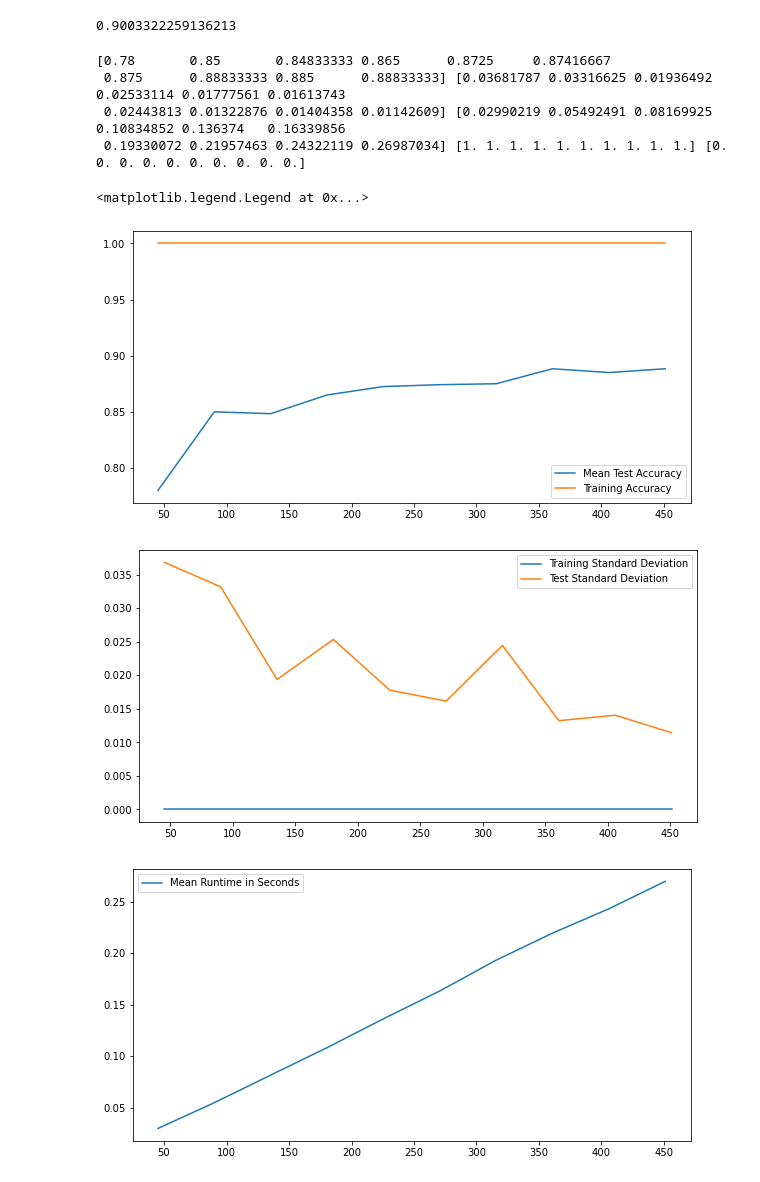
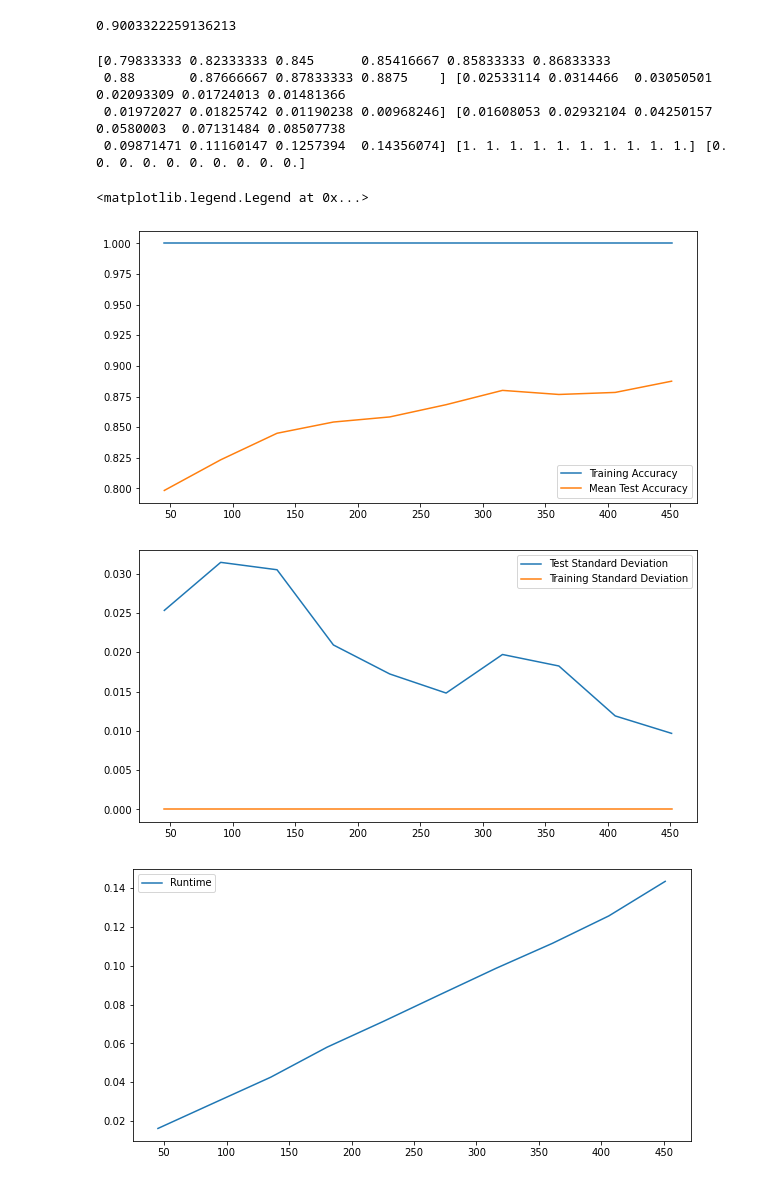
Before and after one commit to DuncanJWood/AI_face_and_digit_classification, a Jupyter notebook: Perceptron_faces.ipynb, the cells around one changed output. Cells and saved outputs as stored; diff of their text form; code cells hidden in the pictures.

```diff
--- a/Perceptron_faces.ipynb
+++ b/Perceptron_faces.ipynb
@@ -58,7 +58,7 @@ def run_perceptron_faces(weights, labels, zones, bias):
     acc = tally/len(labels)
     return acc
 # %%
-w, b, c = train_perceptron_faces(2000, train_labels, train_zones)
+w, b, c = train_perceptron_faces(200, train_labels, train_zones)
 print(c)
 run_perceptron_faces(w, validation_labels, vzones, b)
 # %% [output]
@@ -81,7 +81,7 @@ def run_percentage(zones, labels, tzones, tlabels, iters):
             available_indices = np.random.choice(len(zones[0][0]), amount, replace = False)
             available_zones = zones[:,:,available_indices]
             available_labels= labels[available_indices]
-            w, b, t_acc[j-1] = train_perceptron_faces(200, available_labels, available_zones)
+            w, b, t_acc[j-1] = train_perceptron_faces(100, available_labels, available_zones)
             accuracy[j-1] = run_perceptron_faces(w, tlabels, tzones, b)
             runtime[j-1] = time.time()-start_time
         mean_acc[i-1] = np.mean(accuracy)
@@ -93,27 +93,27 @@ def run_percentage(zones, labels, tzones, tlabels, iters):
 # %%
 x = np.linspace(.1*train_images.shape[0], train_images.shape[0], 10)
 acc, std, runtime, t_acc, t_std= run_percentage(train_zones, train_labels, test_zones, test_labels, 8)
 print(acc, std, runtime, t_acc,t_std)
 plt.figure(0,figsize = (10, 5))
+plt.plot(x, t_acc[:], label = "Training Accuracy")
 plt.plot(x, acc[:], label = "Mean Test Accuracy")
-plt.plot(x, t_acc[:], label = "Training Accuracy")
 plt.legend()
 plt.figure(1,figsize = (10, 5))
+plt.plot(x, std[:], label = "Test Standard Deviation")
 plt.plot(x, t_std[:], label = "Training Standard Deviation")
-plt.plot(x, std[:], label = "Test Standard Deviation")
 plt.legend()
 plt.figure(2, figsize=(10,5))
-plt.plot(x, runtime[:], label = "Mean Runtime in Seconds")
+plt.plot(x, runtime[:], label = "Runtime")
 plt.legend()
 # %% [output]
-[0.78       0.85       0.84833333 0.865      0.8725     0.87416667
- 0.875      0.88833333 0.885      0.88833333] [0.03681787 0.03316625 0.01936492 0.02533114 0.01777561 0.01613743
- 0.02443813 0.01322876 0.01404358 0.01142609] [0.02990219 0.05492491 0.08169925 0.10834852 0.136374   0.16339856
- 0.19330072 0.21957463 0.24322119 0.26987034] [1. 1. 1. 1. 1. 1. 1. 1. 1. 1.] [0. 0. 0. 0. 0. 0. 0. 0. 0. 0.]
+[0.79833333 0.82333333 0.845      0.85416667 0.85833333 0.86833333
+ 0.88       0.87666667 0.87833333 0.8875    ] [0.02533114 0.0314466  0.03050501 0.02093309 0.01724013 0.01481366
+ 0.01972027 0.01825742 0.01190238 0.00968246] [0.01608053 0.02932104 0.04250157 0.0580003  0.07131484 0.08507738
+ 0.09871471 0.11160147 0.1257394  0.14356074] [1. 1. 1. 1. 1. 1. 1. 1. 1. 1.] [0. 0. 0. 0. 0. 0. 0. 0. 0. 0.]
 <matplotlib.legend.Legend at 0x...>
-[figure, old version]
+[figure, new version]
-[figure, old version]
+[figure, new version]
-[figure, old version]
+[figure, new version]
 # %%
 def run_set_amount(images,zones, labels, weights, bias , num_pictures, random):
     classes = ('Not Face', 'Face')
```
Also changed, not shown: parts of 1 cell of this notebook, 3 other files.
